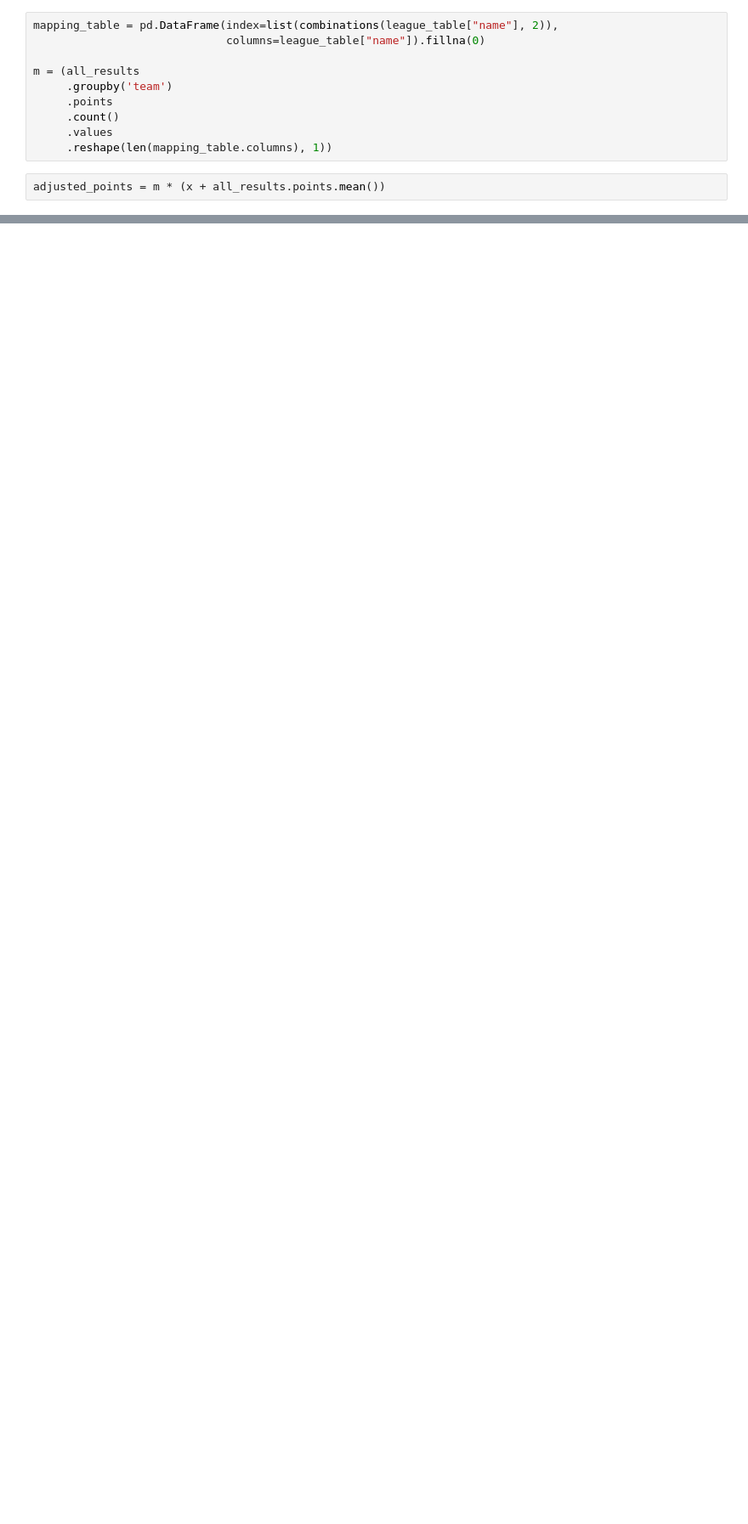
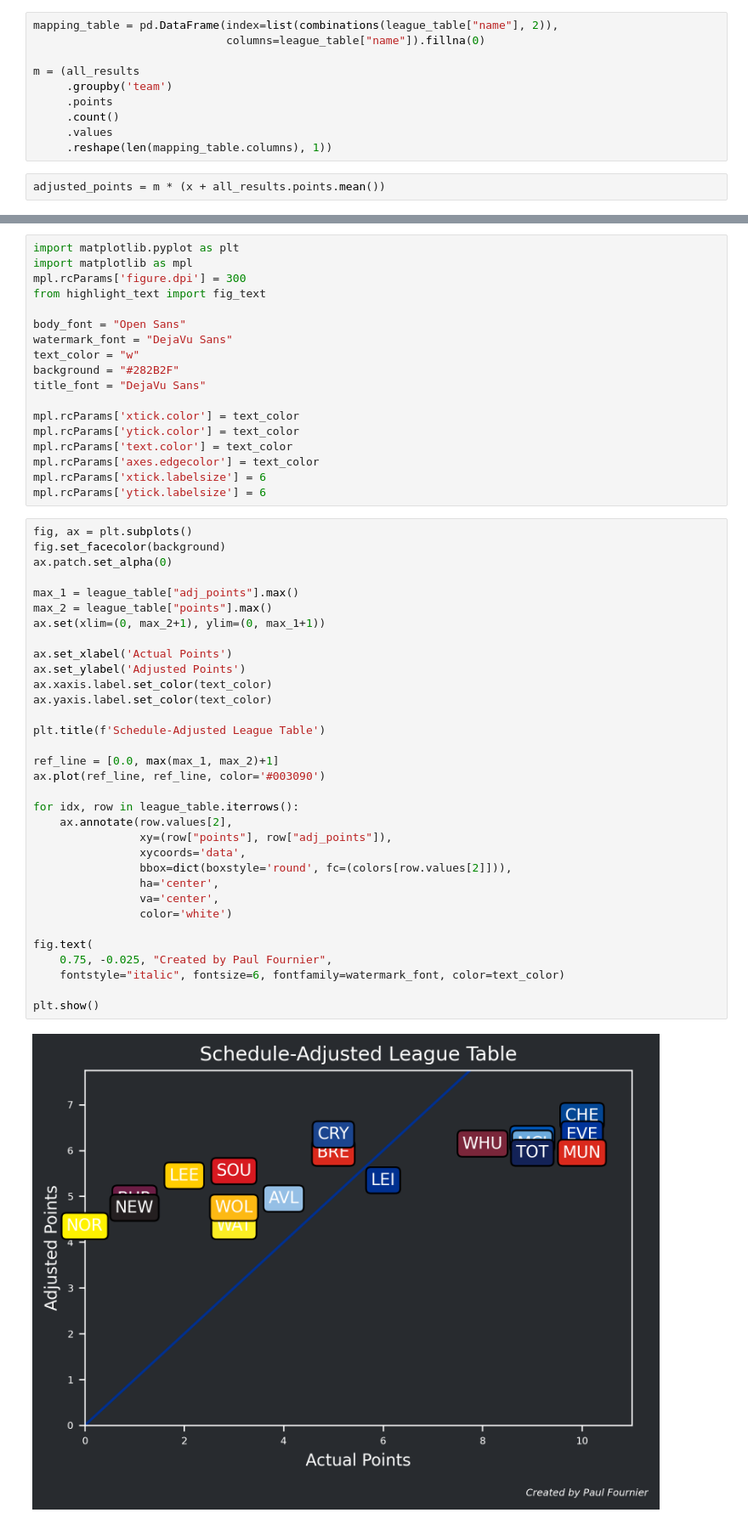
Before and after one commit to Fournierp/FPL, a Jupyter notebook: analysis/SALT.ipynb, the cells around one changed output, grey strips where cells are left out. Shown: that part at 85% size. Saved outputs shown, nothing was run; the diff lists cells and outputs as text; blank space fills up the shorter version.

Commit message:
Graph of exp vs. outcome

```diff
--- a/analysis/SALT.ipynb
+++ b/analysis/SALT.ipynb
@@ -212,0 +238,53 @@ league_table.sort_values(by=['points'], ascending=False).drop(["id"], axis=1)
+# %%
+import matplotlib.pyplot as plt
+import matplotlib as mpl
+mpl.rcParams['figure.dpi'] = 300
+from highlight_text import fig_text
+
+body_font = "Open Sans"
+watermark_font = "DejaVu Sans"
+text_color = "w"
+background = "#282B2F"
+title_font = "DejaVu Sans"
+
+mpl.rcParams['xtick.color'] = text_color
+mpl.rcParams['ytick.color'] = text_color
+mpl.rcParams['text.color'] = text_color
+mpl.rcParams['axes.edgecolor'] = text_color
+mpl.rcParams['xtick.labelsize'] = 6
+mpl.rcParams['ytick.labelsize'] = 6
+# %%
+fig, ax = plt.subplots()
+fig.set_facecolor(background)
+ax.patch.set_alpha(0)
+
+max_1 = league_table["adj_points"].max()
+max_2 = league_table["points"].max()
+ax.set(xlim=(0, max_2+1), ylim=(0, max_1+1))
+
+ax.set_xlabel('Actual Points')
+ax.set_ylabel('Adjusted Points')
+ax.xaxis.label.set_color(text_color)
+ax.yaxis.label.set_color(text_color)
+
+plt.title(f'Schedule-Adjusted League Table')
+
+ref_line = [0.0, max(max_1, max_2)+1]
+ax.plot(ref_line, ref_line, color='#003090')
+
+for idx, row in league_table.iterrows():
+    ax.annotate(row.values[2],
+                xy=(row["points"], row["adj_points"]),
+                xycoords='data',
+                bbox=dict(boxstyle='round', fc=(colors[row.values[2]])),
+                ha='center',
+                va='center',
+                color='white')
+
+fig.text(
+    0.75, -0.025, "Created by Paul Fournier",
+    fontstyle="italic", fontsize=6, fontfamily=watermark_font, color=text_color)
+
+plt.show()
+# %% [output]
+[figure, added]
```
Also changed, not shown: parts of 3 cells of this notebook.
